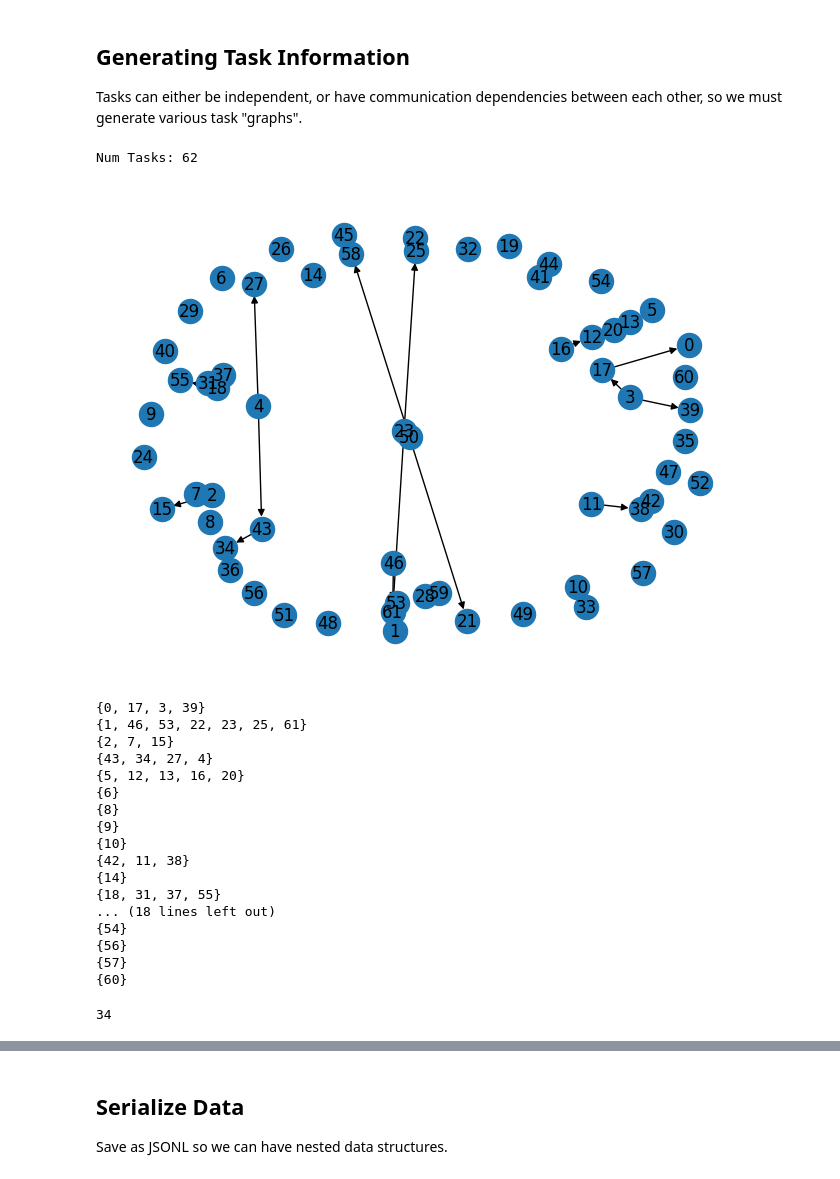
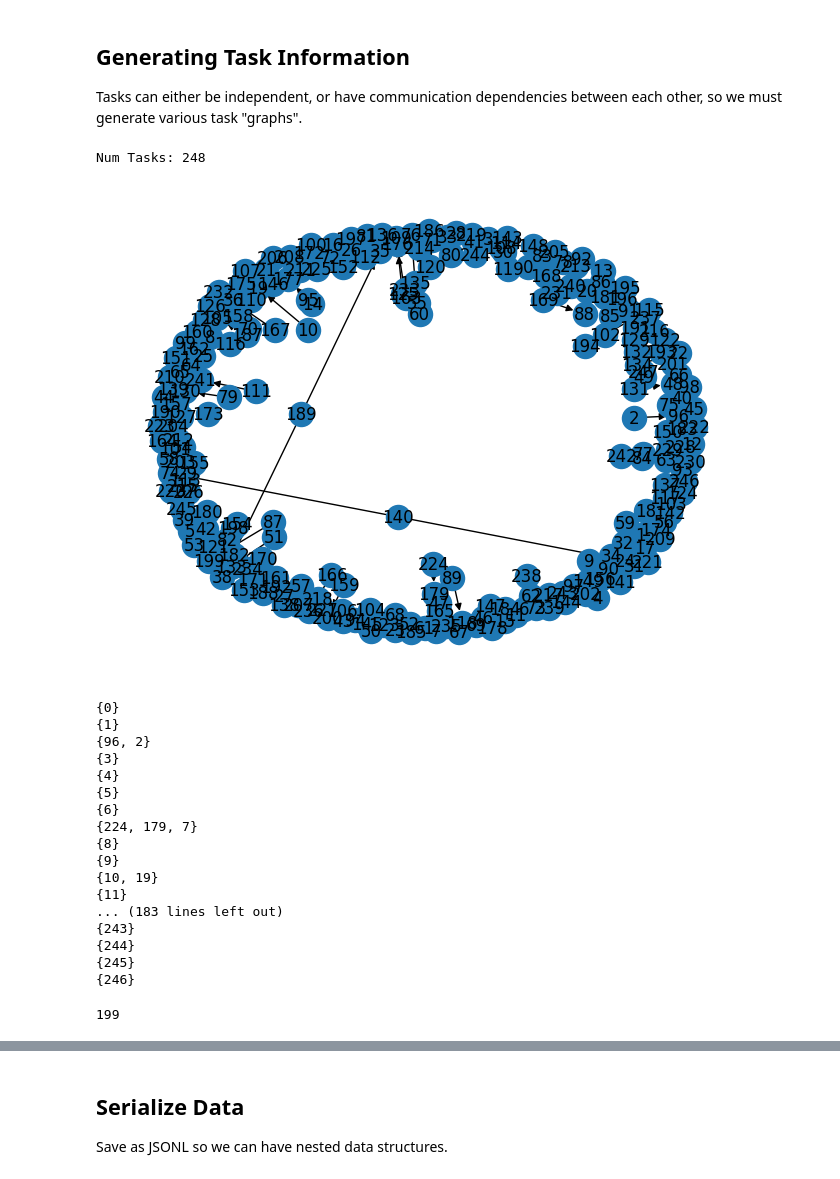
Before and after one commit to ProjectASAP/network-control-demo, a Jupyter notebook: solver_experimental/generate_topo.ipynb, the cells around one changed output, grey strips where cells are left out. Saved outputs shown, nothing was run; the diff lists cells and outputs as text; code cells hidden in the pictures.

```diff
--- a/solver_experimental/generate_topo.ipynb
+++ b/solver_experimental/generate_topo.ipynb
@@ -157,15 +173,15 @@ nx.draw(gen_graph, with_labels=True, labels=labels)
 Tasks can either be independent, or have communication dependencies between each other, so we must generate various task "graphs".
 # %%
 # Generate task graphs.
-num_tasks = int(num_nodes * 2)
+num_tasks = int(num_nodes * 8)
 print(f'Num Tasks: {num_tasks}')
 # Number of edges should scale linearly with nodes -> maintains sparsity.
-frac = (num_tasks / num_tasks ** 2) / 2
+frac = (num_tasks / num_tasks ** 2) / 4
 task_graph = nx.fast_gnp_random_graph(num_tasks, p=frac, directed=True)
 nx.draw(task_graph, with_labels=True)
 # %% [output]
-Num Tasks: 62
+Num Tasks: 248
-[figure, old version]
+[figure, new version]
 # %%
 # Visualize different task graphs.
 comps = list(nx.weakly_connected_components(task_graph))
@@ -175,21 +191,21 @@ for comp in comps:
     print(comp)
 num_comps
 # %% [output]
-{0, 17, 3, 39}
-{1, 46, 53, 22, 23, 25, 61}
-{2, 7, 15}
-{43, 34, 27, 4}
-{5, 12, 13, 16, 20}
+{0}
+{1}
+{96, 2}
+{3}
+{4}
+{5}
 {6}
+{224, 179, 7}
 {8}
 {9}
-{10}
-{42, 11, 38}
-{14}
-{18, 31, 37, 55}
-... (18 lines left out)
-{54}
-{56}
-{57}
-{60}
+{10, 19}
+{11}
+... (183 lines left out)
+{243}
+{244}
+{245}
+{246}
-34
+199
```
Also changed, not shown: parts of 11 cells of this notebook.
